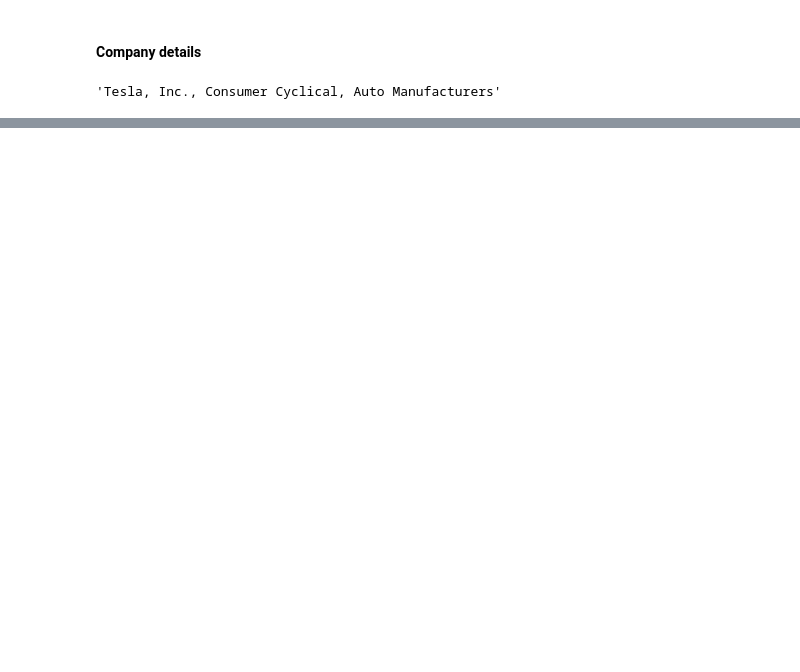
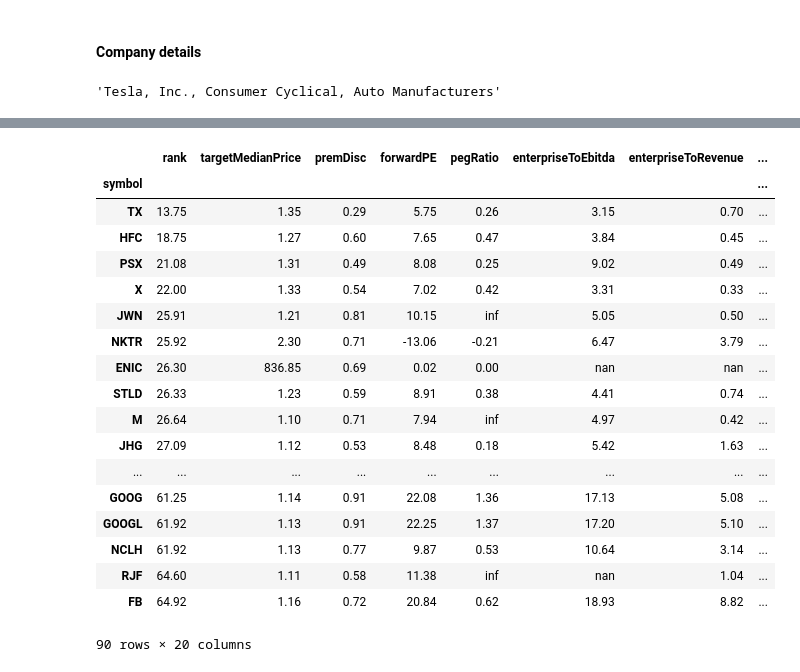
Before and after one commit to webclinic017/inception, a Jupyter notebook: notebooks/ML_insights_new.ipynb, the cells around one changed output, grey strips where cells are left out. Saved outputs shown, nothing was run; the diff lists cells and outputs as text; code cells hidden in the pictures; blank space fills up the shorter version.

```diff
--- a/notebooks/ML_insights_new.ipynb
+++ b/notebooks/ML_insights_new.ipynb
@@ -300,0 +328,16 @@ Long recommendations for 2019-05-03
+# %%
+print(f'Long recommendations for {tgt_date}')
+
+L_df = wtg_df.loc[(wtg_df['wtg_class'] > 3) & (wtg_df['wtg_ML_prob'] > confidence_treshold)]\
+    .sort_values(by='wtg_ML_prob', ascending=False)
+
+long_low_is_better = [
+    'premDisc', 'forwardPE', 'pegRatio',
+    'fiftyDayAverageChangePercent', 'fiftyTwoWeekHighChangePercent',
+    'fiftyTwoWeekLowChangePercent', 'twoHundredDayAverageChangePercent',
+    'beta', 'enterpriseToEbitda', 'enterpriseToRevenue',
+]
+
+L_df = add_desc_stats(L_df, descriptive_cols).sort_values(['wtg_class'], ascending=False)
+L_df = add_rank(L_df, show, long_low_is_better)
+L_df.T
@@ -374,0 +493,12 @@ quotes.loc[ticker]
+# %%
+# Value companies in the universe
+iv_show = ['premDisc', 'forwardPE', 'targetMedianPrice', 'pegRatio', 'growthRate']
+iv_sizes = ['mega', 'large', 'mid']
+
+iv_mask = (val_df.premDisc < 0.95) & (val_df.premDisc > 0)
+iv_mapper = val_df.loc[iv_mask, 'premDisc']
+iv_df = add_desc_stats(iv_mapper.to_frame(), descriptive_cols)
+iv_df = iv_df.loc[iv_df['size'].isin(iv_sizes) & (iv_df.targetMedianPrice > 1.1), :]
+
+iv_df.groupby(by=['sector', ]).agg(['count', 'median'])\
+    .sort_values(by=(iv_show[0], 'median'))[iv_show]
@@ -374,0 +519,30 @@ quotes.loc[ticker]
+# %%
+show = [
+    'targetMedianPrice',
+    'premDisc', 'forwardPE', 'pegRatio', 'enterpriseToEbitda', 'enterpriseToRevenue', 'growthRate',
+    'fiftyDayAverageChangePercent', 'fiftyTwoWeekHighChangePercent',
+    'fiftyTwoWeekLowChangePercent', 'twoHundredDayAverageChangePercent',
+    'beta', 'enterpriseToEbitda', 'enterpriseToRevenue',
+    'shortName', 'country', 'sector', 'industry', 'size',]
+summary = add_rank(iv_df, show, long_low_is_better)
+# add_rank(iv_df, show, long_low_is_better).tail(10)
+# %% [output]
+|  | rank | targetMedianPrice | premDisc | forwardPE | pegRatio | enterpriseToEbitda | enterpriseToRevenue | ... |
+| symbol |  |  |  |  |  |  |  | ... |
+| TX | 13.75 | 1.35 | 0.29 | 5.75 | 0.26 | 3.15 | 0.70 | ... |
+| HFC | 18.75 | 1.27 | 0.60 | 7.65 | 0.47 | 3.84 | 0.45 | ... |
+| PSX | 21.08 | 1.31 | 0.49 | 8.08 | 0.25 | 9.02 | 0.49 | ... |
+| X | 22.00 | 1.33 | 0.54 | 7.02 | 0.42 | 3.31 | 0.33 | ... |
+| JWN | 25.91 | 1.21 | 0.81 | 10.15 | inf | 5.05 | 0.50 | ... |
+| NKTR | 25.92 | 2.30 | 0.71 | -13.06 | -0.21 | 6.47 | 3.79 | ... |
+| ENIC | 26.30 | 836.85 | 0.69 | 0.02 | 0.00 | nan | nan | ... |
+| STLD | 26.33 | 1.23 | 0.59 | 8.91 | 0.38 | 4.41 | 0.74 | ... |
+| M | 26.64 | 1.10 | 0.71 | 7.94 | inf | 4.97 | 0.42 | ... |
+| JHG | 27.09 | 1.12 | 0.53 | 8.48 | 0.18 | 5.42 | 1.63 | ... |
+| ... | ... | ... | ... | ... | ... | ... | ... | ... |
+| GOOG | 61.25 | 1.14 | 0.91 | 22.08 | 1.36 | 17.13 | 5.08 | ... |
+| GOOGL | 61.92 | 1.13 | 0.91 | 22.25 | 1.37 | 17.20 | 5.10 | ... |
+| NCLH | 61.92 | 1.13 | 0.77 | 9.87 | 0.53 | 10.64 | 3.14 | ... |
+| RJF | 64.60 | 1.11 | 0.58 | 11.38 | inf | nan | 1.04 | ... |
+| FB | 64.92 | 1.16 | 0.72 | 20.84 | 0.62 | 18.93 | 8.82 | ... |
+90 rows × 20 columns
```
Also changed, not shown: parts of 32 cells of this notebook.
